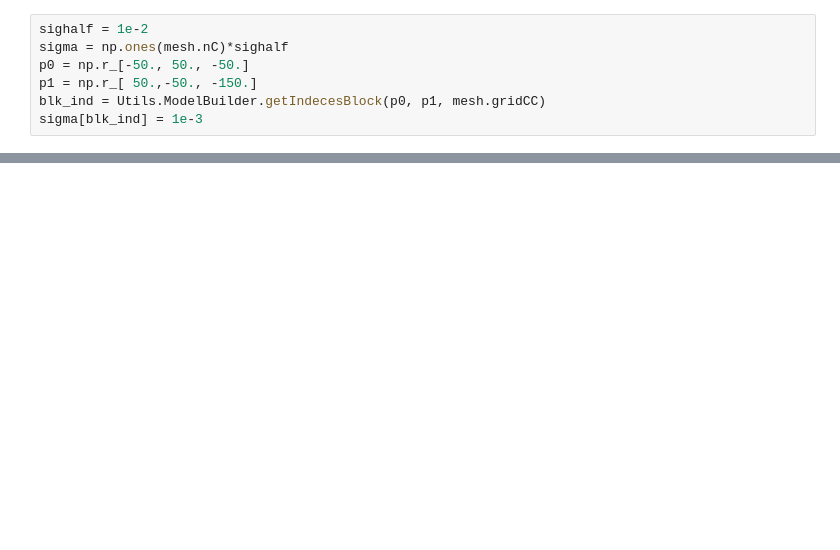
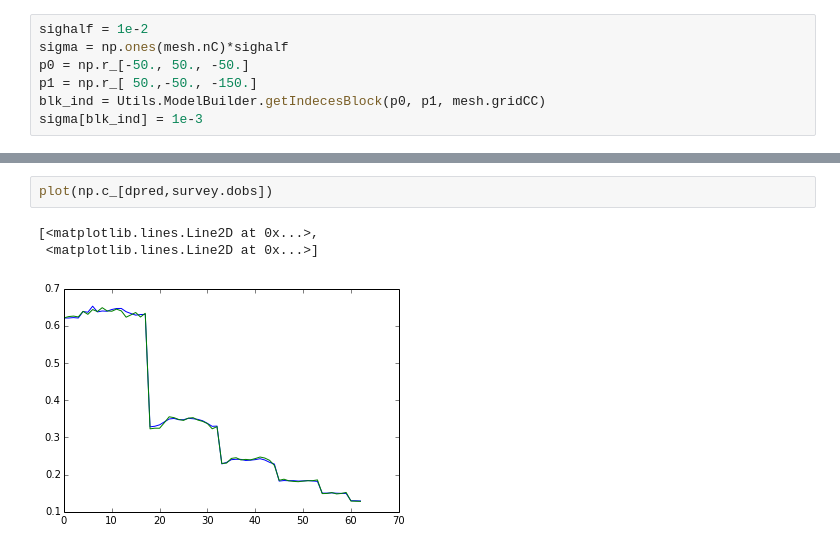
Before and after one commit to simpeg/simpeg, a Jupyter notebook: notebooks/DCinverse.ipynb, the cells around one changed output, grey strips where cells are left out. Saved outputs shown, nothing was run; the diff lists cells and outputs as text; blank space fills up the shorter version.

```diff
--- a/notebooks/DCinverse.ipynb
+++ b/notebooks/DCinverse.ipynb
@@ -48,0 +104,6 @@ KeyboardInterrupt:
+# %%
+plot(np.c_[dpred,survey.dobs])
+# %% [output]
+[<matplotlib.lines.Line2D at 0x...>,
+ <matplotlib.lines.Line2D at 0x...>]
+[figure, added]
```
Also changed, not shown: parts of 14 cells of this notebook.
